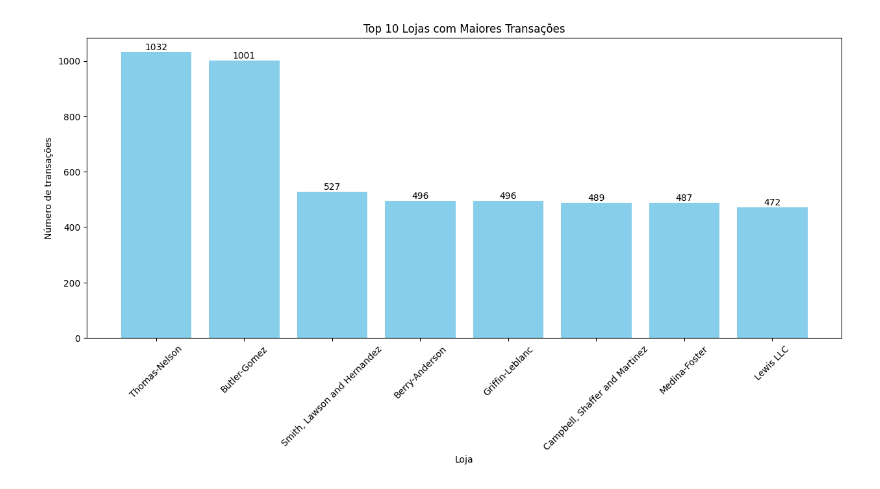
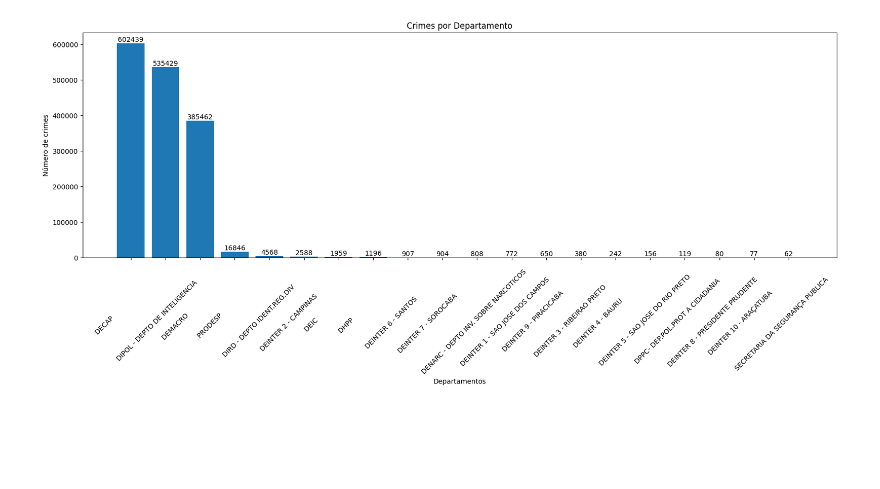
Before and after one commit to saldanha-marcel/datascience-coderhouse, a Jupyter notebook: Projeto Coderhouse.ipynb, the cells around one changed output. Drawn from its saved outputs; the diff is of its cells as text; code cells hidden in the pictures; blank space fills up the shorter version.

```diff
--- a/Projeto Coderhouse.ipynb
+++ b/Projeto Coderhouse.ipynb
@@ -50,0 +45,11 @@ dtype: int64
+# %%
+null_counts = df_principal.isnull().sum()
+total_rows = len(df_principal)
+percentual_null = (null_counts / total_rows) * 100
+
+df_null_info = pd.DataFrame({ 'Coluna': null_counts.index, 'Valores nulos': null_counts.values, 'Percentual': percentual_null.values })
+colunm_null = df_null_info.loc[df_null_info['Percentual'] > 0]['Coluna'].tolist()
+
+df_principal.drop(columns=colunm_null, inplace=True)
+
+df_null_info
@@ -80,8 +104,12 @@ merchant_name                 object
 dtype: object
-# %%
-# Criando colunas adicionais
-valor_min = 10
-valor_max = 1000
-df_principal['transaction_value'] = np.random.uniform(valor_min, valor_max, size=len(df_principal))
-df_principal['transaction_month'] = df_principal['transaction_date'].dt.month
-df_principal['transaction_year'] = df_principal['transaction_date'].dt.year
+# %%
+# Criando colunas adicionais
+
+meses_dict = { '01': 'Janeiro', '02': 'Fevereiro', '03': 'Março', '04': 'Abril', '05': 'Maio', '06': 'Junho', '07': 'Julho', '08': 'Agosto', '09': 'Setembro', '10': 'Outubro', '11': 'Novembro', '12': 'Dezembro' }
+
+df_principal['MES'] = df_principal['MES'].apply(lambda x: f'{x:02}')
+df_principal['NOME_MES'] = df_principal['MES'].map(meses_dict)
+df_principal['ANO_MES'] = df_principal['ANO'].astype(str) + '-' + df_principal['MES'].astype(str)
+df_principal = df_principal.apply(lambda x: x.strip() if isinstance(x, str) else x)
+df_principal['RUBRICA'] = df_principal['RUBRICA'].apply(clean_string)
+# df_principal['transaction_year'] = df_principal['transaction_date'].dt.year
@@ -111,15 +163,16 @@ Text(0, 0.5, 'Número de transações')
 # %%
-# Top 10 Lojas com Maiores Transações
-plt.figure(figsize=(15, 6))
-nm_transactions_for_client = df_principal.groupby('merchant_name').size().reset_index(name='transaction_count').sort_values(by='transaction_count', ascending=False).head(10)
-bars = plt.bar(nm_transactions_for_client['merchant_name'], nm_transactions_for_client['transaction_count'], color='skyblue')
-plt.title("Top 10 Lojas com Maiores Transações")
-plt.xlabel("Loja")
-plt.ylabel("Número de transações")
+# Transações por Cidade
+plt.figure(figsize=(20, 6))
+nm_crime_for_departament = df_principal.groupby('NOME_DEPARTAMENTO').size().reset_index(name='COUNT').sort_values(by='COUNT', ascending=False)
+
+bars = plt.bar(nm_crime_for_departament['NOME_DEPARTAMENTO'], nm_crime_for_departament['COUNT'])
+plt.title("Crimes por Departamento")
+plt.xlabel("Departamentos")
+plt.ylabel("Número de crimes")
 plt.xticks(rotation=45)
 for bar in bars:
     yval = bar.get_height()
     plt.text(bar.get_x() + bar.get_width() / 2, yval + 0.5, int(yval), ha='center', va='bottom')
 plt.show()
 # %% [output]
-[figure, old version]
+[figure, new version]
```
Also changed, not shown: parts of 26 cells of this notebook, 8 other files.
